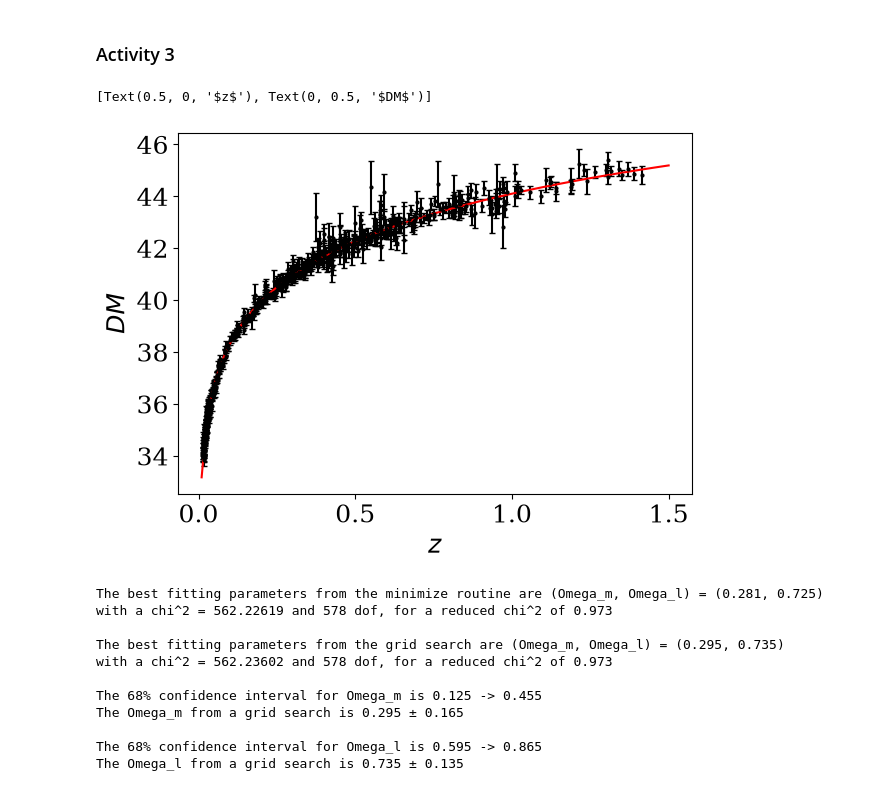
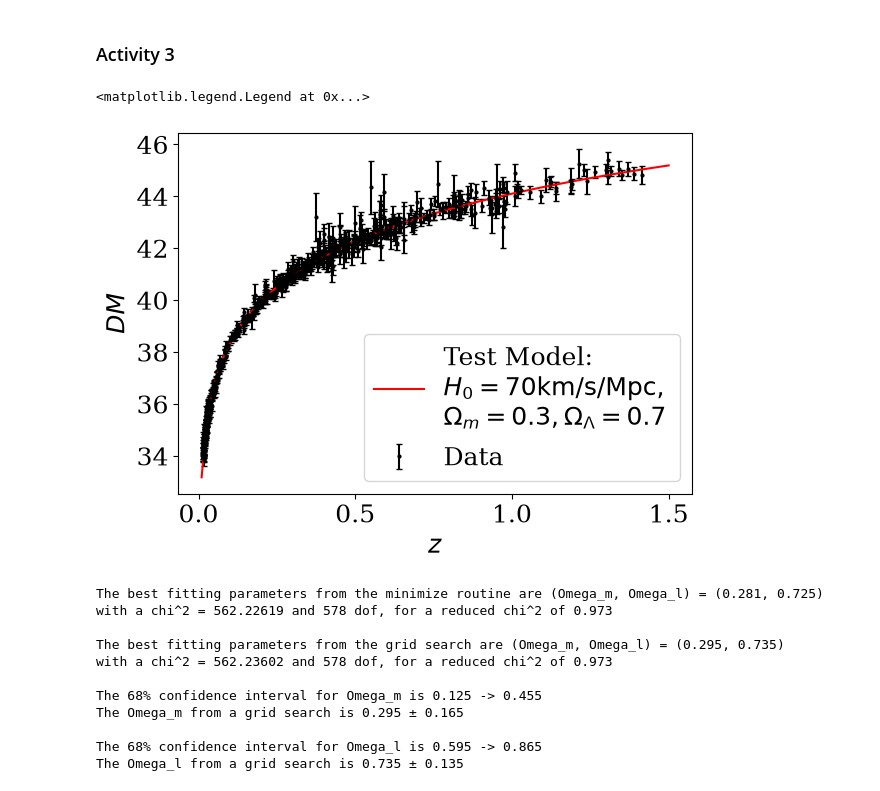
Before and after one commit to bray217/CAS_Stats_course_Sep_25, a Jupyter notebook: TO_CHANGE_Jupyter_notebooks/Final_Activities_Brayden_Leicester.ipynb, the cells around one changed output. Drawn from its saved outputs; the diff is of its cells as text; code cells hidden in the pictures.

```diff
--- a/TO_CHANGE_Jupyter_notebooks/Final_Activities_Brayden_Leicester.ipynb
+++ b/TO_CHANGE_Jupyter_notebooks/Final_Activities_Brayden_Leicester.ipynb
@@ -121,37 +129,38 @@ def getdmmod(p,z):
 datfile = '../datasets/SN_dataset.dat'
 data = np.loadtxt(datfile)
 z,dm,dmerr = data[:,0],data[:,1],data[:,2]
 
 
 #! I dislike this plotting style
 # plt.plot(z,dm,marker='o',markersize=2,color='black',linestyle='None')
 # plt.errorbar(z,dm,yerr=dmerr,color='black',capsize=2.,linestyle='None')
 # # Overplot a standard cosmological model as an example
 # xmin,xmax = 0.,1.5
 # zmod = np.linspace(0.01,xmax,100)
 # p = [0.3,0.7] # values of (Omega_m, Omega_L)
 # dmmod = getdmmod(p,zmod)
 # plt.plot(zmod,dmmod,color='red')
 # plt.xlabel(r'$z$')
 # plt.ylabel(r'$DM$')
 
 #* So reseting
 
 #* basic 70, 0.3, 0.7 model
 xmin,xmax = 0.,1.5
 zmod = np.linspace(0.01,xmax,100)
 p = [0.3,0.7] # values of (Omega_m, Omega_L)
 dmmod = getdmmod(p,zmod)
 
 #* Plotting seperately
 fig, ax = plt.subplots()
 ax.errorbar(z,dm,yerr=dmerr,marker='o',markersize=2,
-             color='black',capsize=2.,linestyle='None')
-ax.plot(zmod,dmmod,color='red')# Overplot a standard cosmological model as an example
+             color='black',capsize=2.,linestyle='None', label="Data")
+ax.plot(zmod,dmmod,color='red', label="Test Model: \n"+r"$H_0=70 \rm{{km/s/Mpc}}, $" + "\n" +r"$\Omega_m = 0.3, \Omega_\Lambda = 0.7$")# Overplot a standard cosmological model as an example
 ax.set(xlabel= r'$z$', ylabel=r'$DM$')
+ax.legend()
 # %% [output]
-[Text(0.5, 0, '$z$'), Text(0, 0.5, '$DM$')]
+<matplotlib.legend.Legend at 0x...>
-[figure, old version]
+[figure, new version]
 # %%
 def chisqForCosmoModel(p,z,dm,dmerr):
     modVals = getdmmod(p, z)
```
Also changed, not shown: parts of 10 cells of this notebook, 1 other file.
